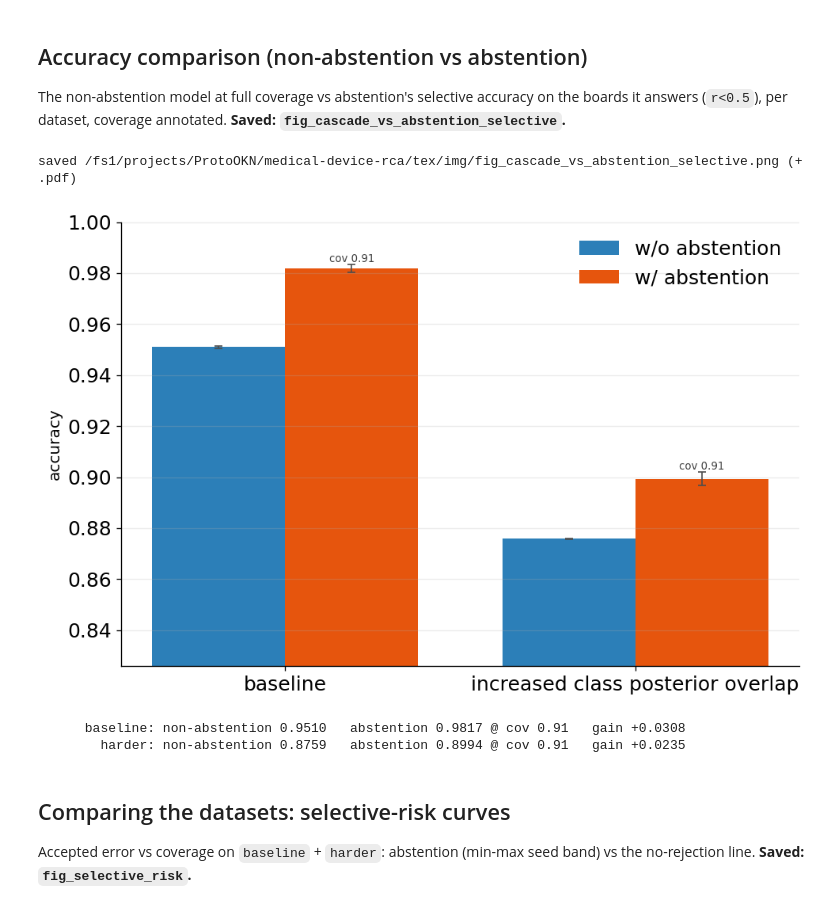
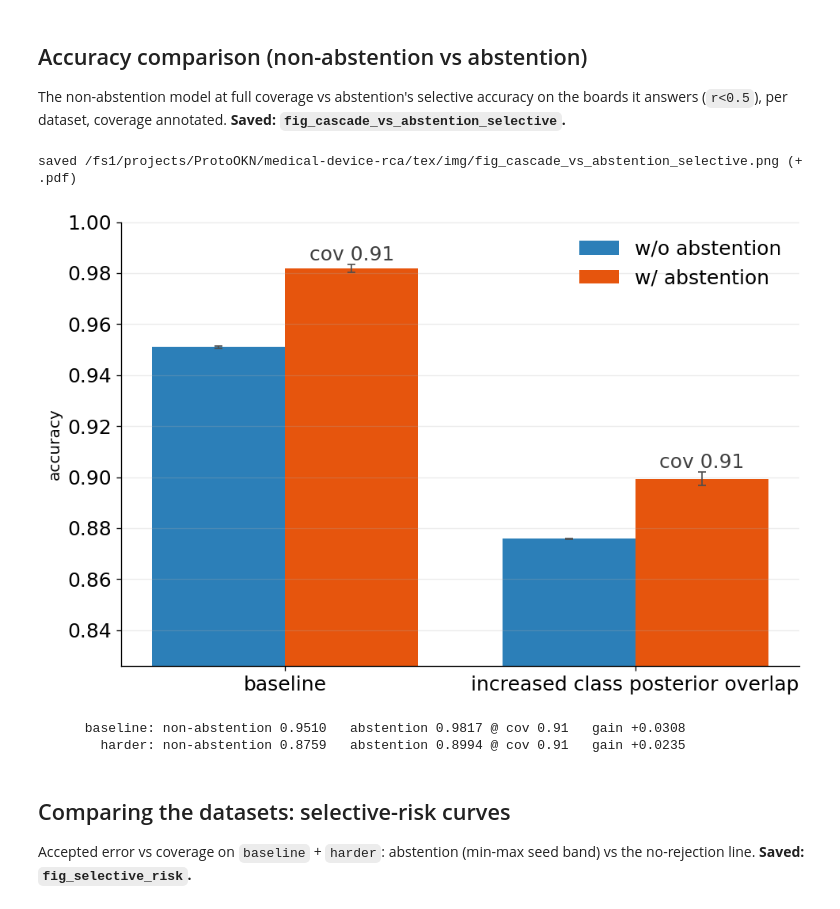
Before and after one commit to raham24/Epistemic-Uncertainty-Aware-Defect-Detection-for-Quality-Control-in-Medical-Device-Manufacturing, a Jupyter notebook: z_synthetic_analysis.ipynb, the cells around one changed output. Saved outputs shown, nothing was run; the diff lists cells and outputs as text; code cells hidden in the pictures.

```diff
--- a/z_synthetic_analysis.ipynb
+++ b/z_synthetic_analysis.ipynb
@@ -490,35 +490,35 @@ for ds in BAR_DATASETS:
     sv = pay[(pay.dataset == ds) & (np.isclose(pay["o"], o_star))]["selective_acc@0.5"].dropna()
     ab_s = float(sv.std()) if len(sv) > 1 else 0.0
     rows.append((ds, na_m, na_s, float(accv[j]), ab_s, float(covv[j])))
 
 rows.sort(key=lambda r: BAR_DATASETS.index(r[0]))                   # dataset order (baseline on the left)
 labels = [r[0] for r in rows]; x = np.arange(len(labels)); w = 0.38
 na_m = [r[1] for r in rows]; na_s = [r[2] for r in rows]
 ab_m = [r[3] for r in rows]; ab_s = [r[4] for r in rows]; cov = [r[5] for r in rows]
 
 fig, ax = plt.subplots(figsize=(8.5, 5.5))
 ekw = dict(ecolor="0.3", capsize=3, elinewidth=1)
 ax.bar(x - w/2, na_m, w, yerr=na_s, color=COLORS["cascade"],
        label="w/o abstention", error_kw=ekw)
 ax.bar(x + w/2, ab_m, w, yerr=ab_s, color=COLORS["abstention"],
        label="w/ abstention", error_kw=ekw)
 for xi, m, s, c in zip(x + w/2, ab_m, ab_s, cov):                  # coverage label on abstention bars
     ax.annotate(f"cov {c:.2f}", (xi, m + (0 if np.isnan(s) else s)),
-                ha="center", va="bottom", fontsize=8, color="0.25")
+                ha="center", va="bottom", fontsize=15, color="0.25")
 allv = [v for v in na_m + ab_m if not np.isnan(v)]
 ax.set_ylim(max(0.0, min(allv) - 0.05), 1.0)
 ax.set_xticks(x); ax.set_xticklabels(labels)
 ax.set_ylabel("accuracy")
 # ax.set_title("Non-abstention vs abstention accuracy")
 # in x axis replace label harder with increased class posterior overlap
 ax.set_xticklabels(["baseline", "increased class posterior overlap"])
 
 ax.legend(loc="upper right"); ax.grid(axis="x", alpha=0)
 fig.tight_layout(); save_fig(fig, "fig_cascade_vs_abstention_selective"); plt.show()
 print("\n".join(f"{r[0]:>14}: non-abstention {r[1]:.4f}   abstention {r[3]:.4f} @ cov {r[5]:.2f}   gain {r[3]-r[1]:+.4f}" for r in rows))
 # %% [output]
 saved /fs1/projects/ProtoOKN/medical-device-rca/tex/img/fig_cascade_vs_abstention_selective.png (+ .pdf)
-[figure, old version]
+[figure, new version]
       baseline: non-abstention 0.9510   abstention 0.9817 @ cov 0.91   gain +0.0308
         harder: non-abstention 0.8759   abstention 0.8994 @ cov 0.91   gain +0.0235
 # %% [markdown]
```
Also changed, not shown: 2 other files.
